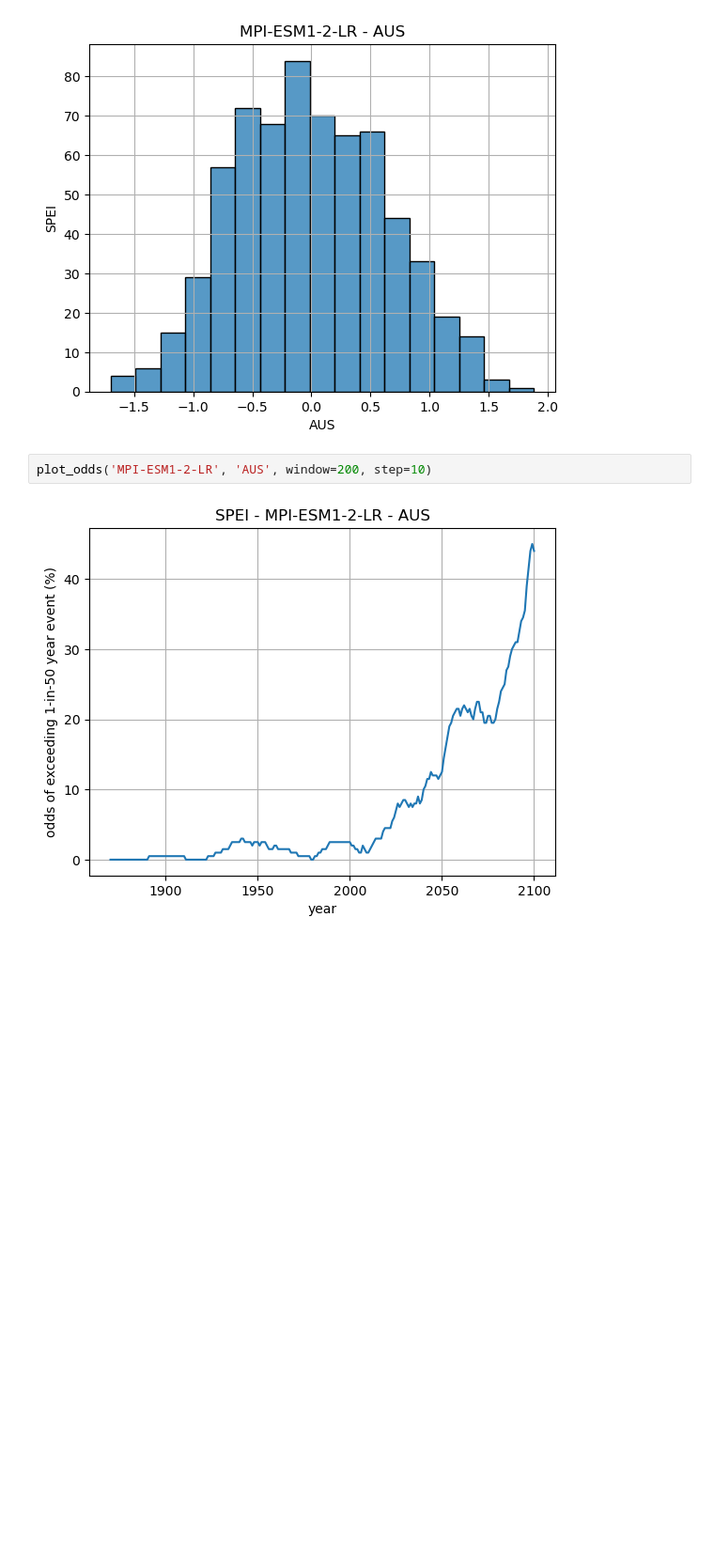
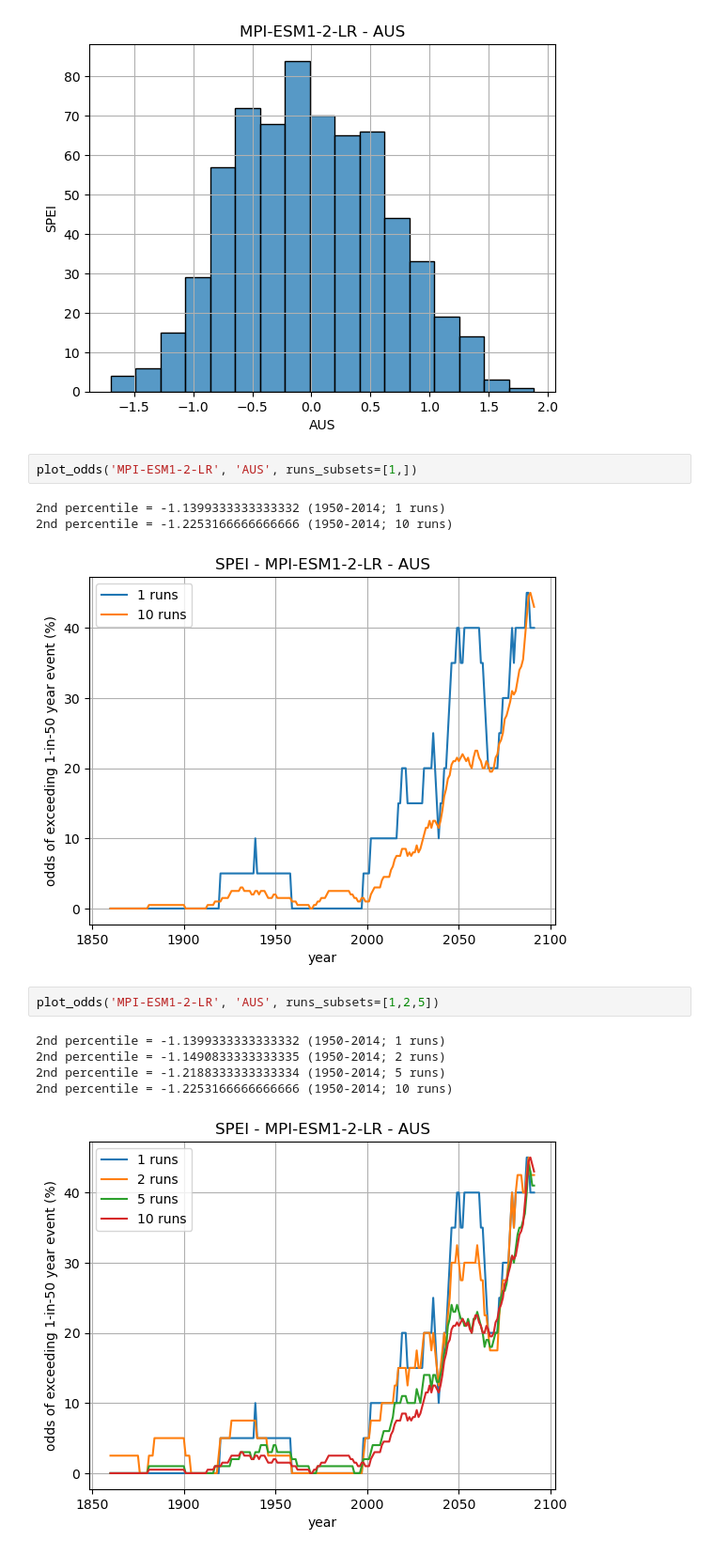
Before and after one commit to AusClimateService/rba, a Jupyter notebook: spei-analysis.ipynb, the cells around one changed output. Shown at 94% size. Cells and saved outputs as stored; diff of their text form; blank space fills up the shorter version.

```diff
--- a/spei-analysis.ipynb
+++ b/spei-analysis.ipynb
@@ -105,6 +130,16 @@ plot_dist('MPI-ESM1-2-LR', 'AUS')
 # %% [output]
 [figure]
 # %%
-plot_odds('MPI-ESM1-2-LR', 'AUS', window=200, step=10)
+plot_odds('MPI-ESM1-2-LR', 'AUS', runs_subsets=[1,])
 # %% [output]
+2nd percentile = -1.1399333333333332 (1950-2014; 1 runs)
+2nd percentile = -1.2253166666666666 (1950-2014; 10 runs)
-[figure, old version]
+[figure, new version]
+# %%
+plot_odds('MPI-ESM1-2-LR', 'AUS', runs_subsets=[1,2,5])
+# %% [output]
+2nd percentile = -1.1399333333333332 (1950-2014; 1 runs)
+2nd percentile = -1.1490833333333335 (1950-2014; 2 runs)
+2nd percentile = -1.2188333333333334 (1950-2014; 5 runs)
+2nd percentile = -1.2253166666666666 (1950-2014; 10 runs)
+[figure, added]
```
Also changed, not shown: parts of 3 cells of this notebook, 1 other file.
